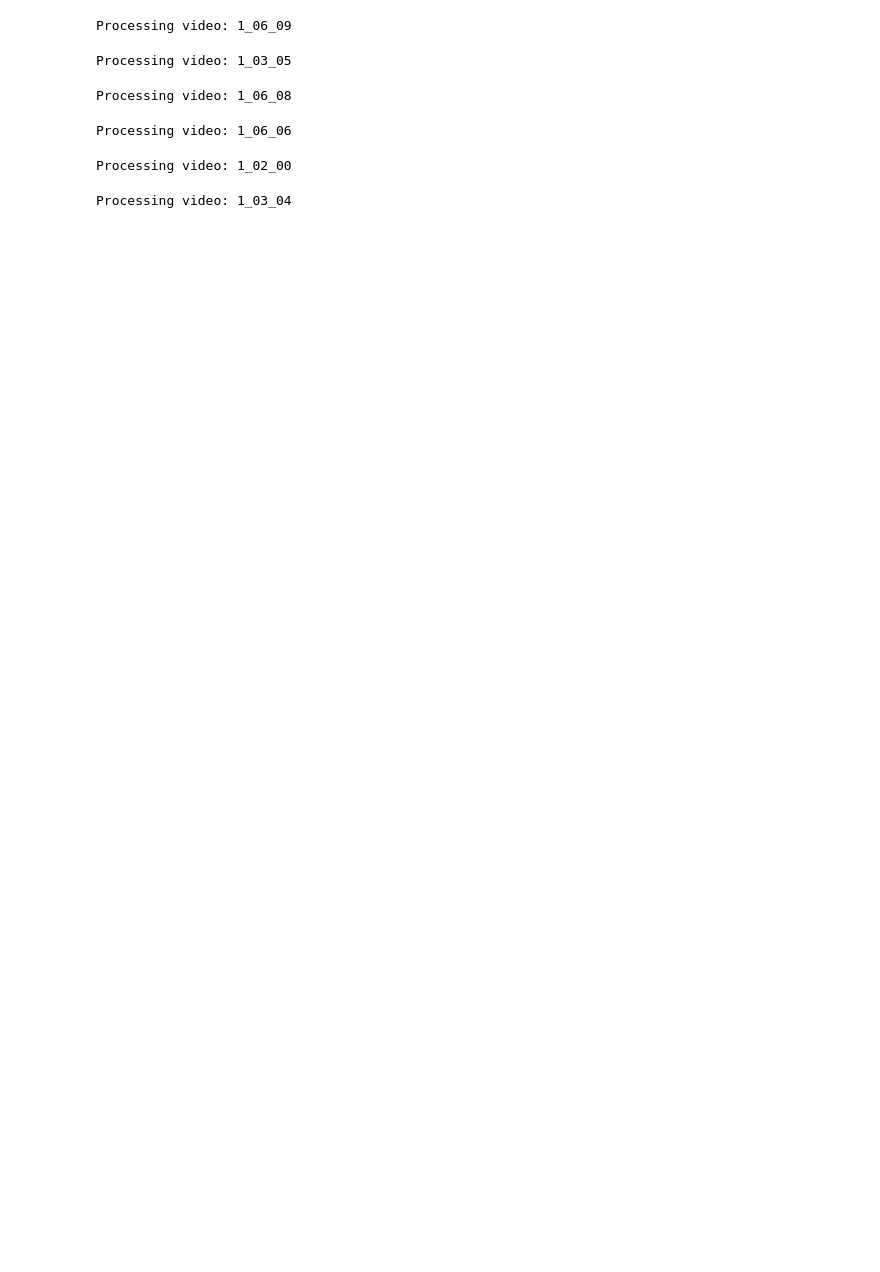
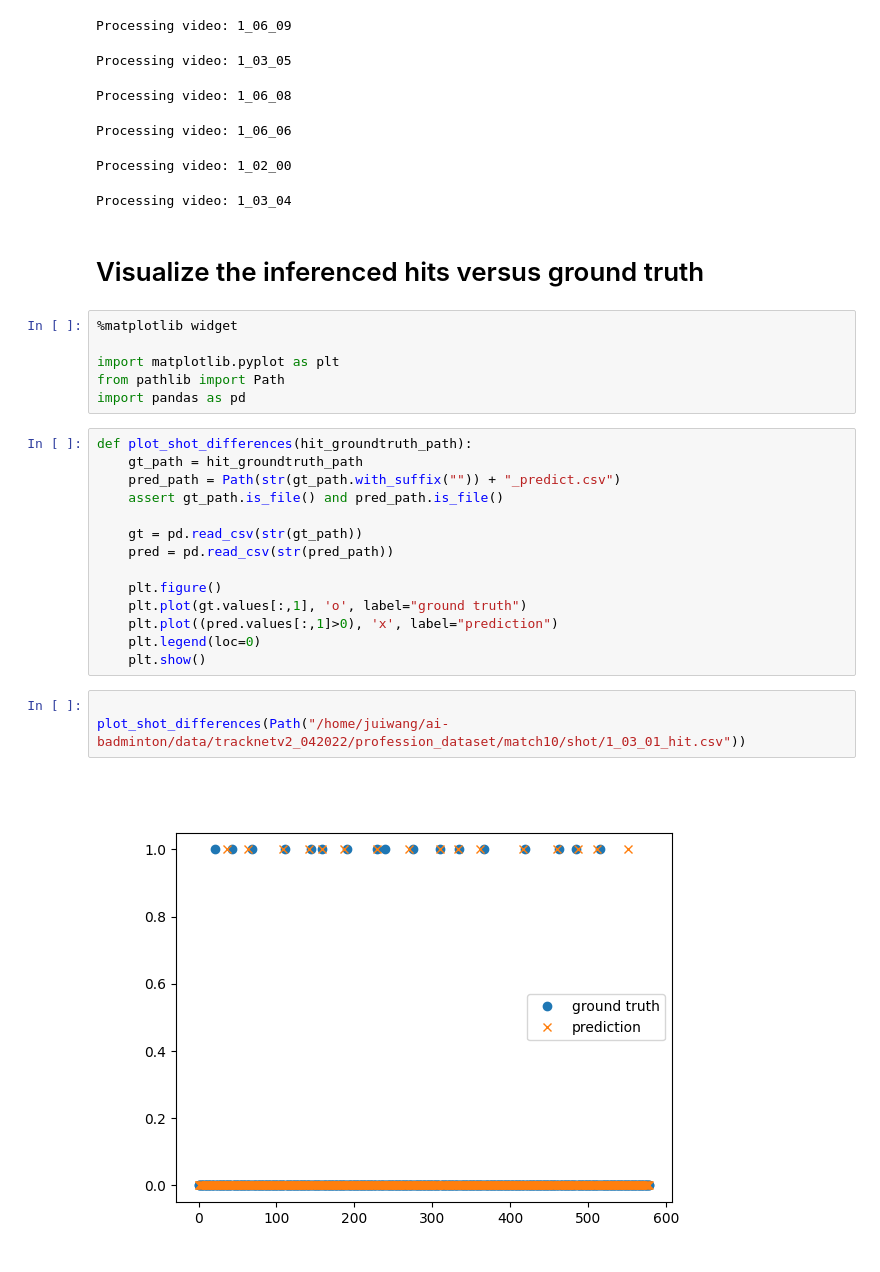
Before and after one commit to jhwang7628/monotrack, a Jupyter notebook: notebooks/visualization.ipynb, the cells around one changed output. Cells and saved outputs as stored; diff of their text form; blank space fills up the shorter version.

```diff
--- a/notebooks/visualization.ipynb
+++ b/notebooks/visualization.ipynb
@@ -68,3 +72,30 @@ Processing video: 1_06_08
 Processing video: 1_06_06
 Processing video: 1_02_00
 Processing video: 1_03_04
+# %% [markdown]
+# Visualize the inferenced hits versus ground truth
+# %%
+%matplotlib widget
+
+import matplotlib.pyplot as plt
+from pathlib import Path
+import pandas as pd
+# %%
+def plot_shot_differences(hit_groundtruth_path):
+    gt_path = hit_groundtruth_path
+    pred_path = Path(str(gt_path.with_suffix("")) + "_predict.csv")
+    assert gt_path.is_file() and pred_path.is_file()
+
+    gt = pd.read_csv(str(gt_path))
+    pred = pd.read_csv(str(pred_path))
+
+    plt.figure()
+    plt.plot(gt.values[:,1], 'o', label="ground truth")
+    plt.plot((pred.values[:,1]>0), 'x', label="prediction")
+    plt.legend(loc=0)
+    plt.show()
+# %%
+
+plot_shot_differences(Path("/home/juiwang/ai-badminton/data/tracknetv2_042022/profession_dataset/match10/shot/1_03_01_hit.csv"))
+# %% [output]
+[figure, added]
```
Also changed, not shown: parts of 5 cells of this notebook, 4 other files.
